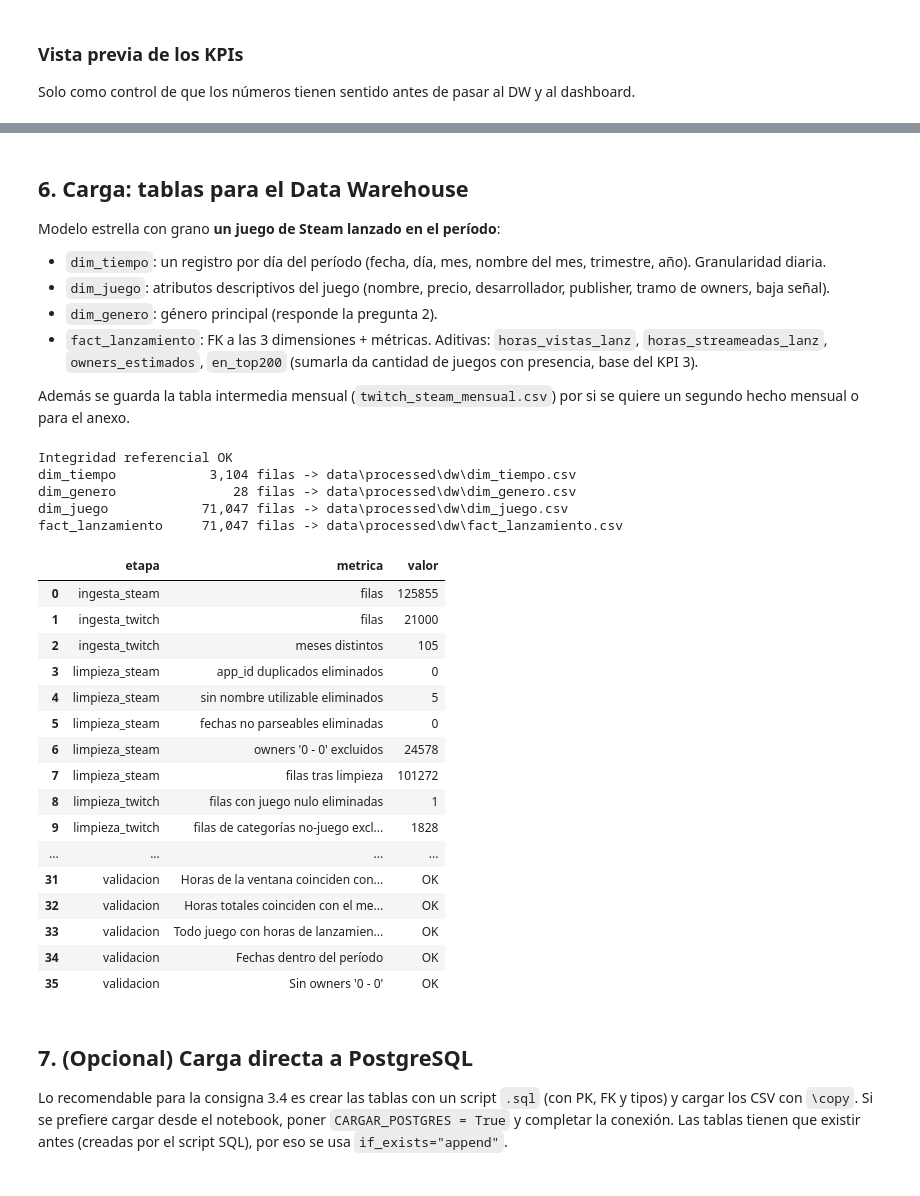
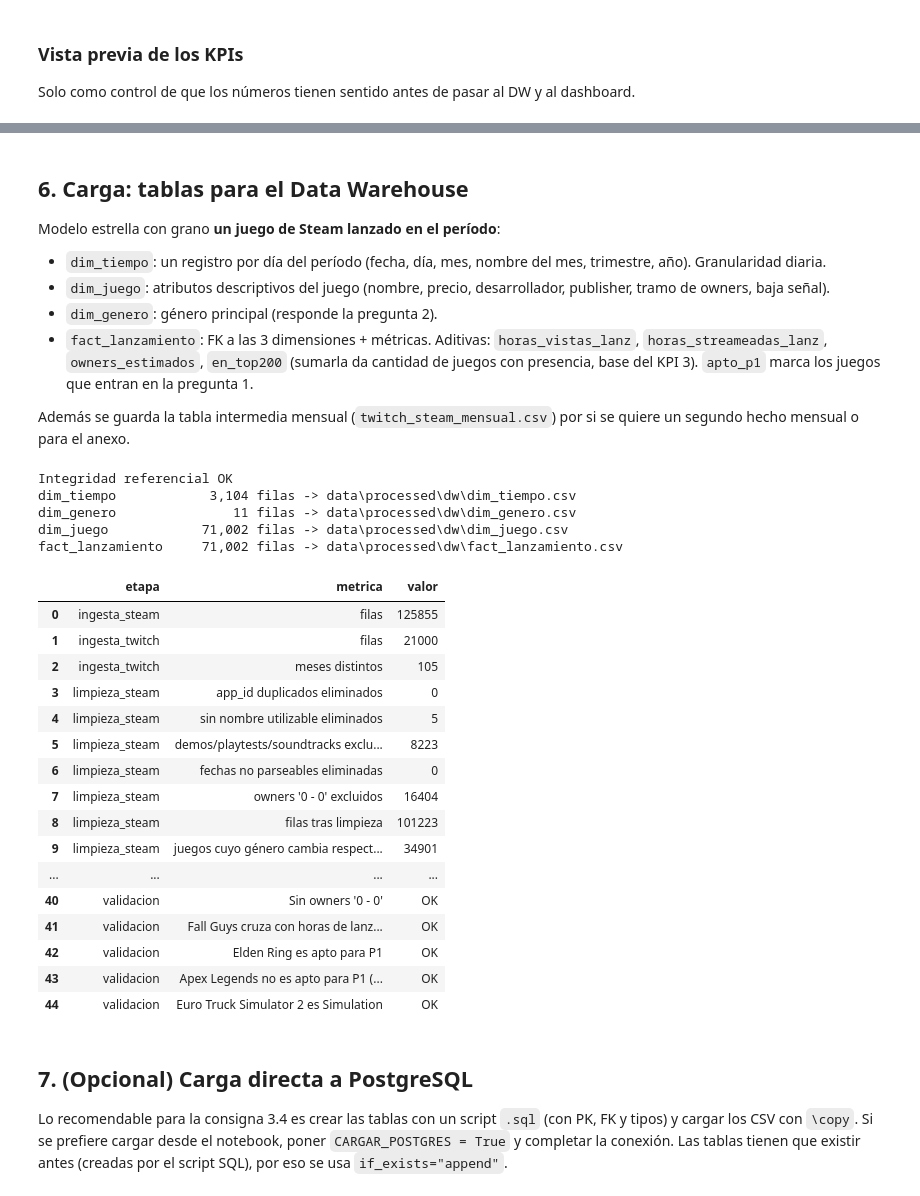
Before and after one commit to EmanuelSzk/GABD---AE4, a Jupyter notebook: ETL_Datasets.ipynb, the cells around one changed output, grey strips where cells are left out. Drawn from its saved outputs; the diff is of its cells as text; code cells hidden in the pictures.

```diff
--- a/ETL_Datasets.ipynb
+++ b/ETL_Datasets.ipynb
@@ -588,10 +632,5 @@ Se marcan como `sospecha_colision` los que tienen apariciones con desfase menor
 # %%
-antes = tw_steam.groupby("app_id")["desfase_meses"].min()
-sospechosos = antes[antes < -3].index
-registrar("merge1", "juegos con aparición en Twitch > 3 meses antes de Steam (sospecha)", len(sospechosos))
-
-(tw_steam[tw_steam["app_id"].isin(sospechosos)]
-    .groupby(["app_id", "nombre", "mes_lanzamiento"], as_index=False)
-    .agg(primer_mes_twitch=("fecha_mes", "min"), horas=("horas_vistas", "sum"))
-    .sort_values("horas", ascending=False).head(15))
+horas_pre = tw_steam[tw_steam["desfase_meses"] < 0].groupby("app_id")["horas_vistas"].sum()
+registrar("merge1", "juegos con horas en Twitch antes de su fecha de Steam", len(horas_pre))
+horas_pre.sort_values(ascending=False).head(10)
 # %% [output]
@@ -667,7 +702,10 @@ print(nulos_introducidos)
 
 juegos[cols_twitch] = juegos[cols_twitch].fillna(0).astype("int64")
 juegos["en_top200"] = (juegos["meses_top200_total"] > 0).astype(int)
-juegos["sospecha_colision"] = juegos["app_id"].isin(sospechosos).astype(int)
+juegos["horas_pre_lanz"] = juegos["app_id"].map(horas_pre).fillna(0).astype("int64")
+juegos["sospecha_colision"] = (juegos["horas_pre_lanz"] > juegos["horas_vistas_lanz"]).astype(int)
+juegos["apto_p1"] = 1 - juegos["sospecha_colision"]
+registrar("merge2", "juegos excluidos de P1 por fecha dudosa", int(juegos["sospecha_colision"].sum()))
 
 registrar("merge2", "filas antes", n_antes)
 registrar("merge2", "filas después", len(juegos))
@@ -689,6 +728,7 @@ Como la gran mayoría de los juegos tiene 0 horas en el top 200, los cuartiles s
 # %%
-con_horas = juegos["horas_vistas_lanz"] > 0
+con_horas = (juegos["horas_vistas_lanz"] > 0) & (juegos["apto_p1"] == 1)
 juegos["grupo_horas_lanz"] = "0. Sin presencia"
+juegos.loc[juegos["apto_p1"] == 0, "grupo_horas_lanz"] = "Excluido (fecha dudosa)"
 juegos.loc[con_horas, "grupo_horas_lanz"] = pd.qcut(
     juegos.loc[con_horas, "horas_vistas_lanz"], 4,
     labels=["Q1 (menos vistas)", "Q2", "Q3", "Q4 (más vistas)"]).astype(str)
@@ -727,6 +754,8 @@ juegos.loc[con_horas, "grupo_horas_lanz"] = pd.qcut(
 checks = {
     "Merge 2 no cambia la cantidad de juegos": len(juegos) == len(steam_periodo),
     "app_id único en la tabla final": juegos["app_id"].is_unique,
+    "Nulos del left join = juegos sin ventana de lanzamiento": (nulos_introducidos[list(m_lanz.columns)] == n_antes - len(m_lanz)).all(),
+    "Nulos del left join = juegos nunca vistos en Twitch": (nulos_introducidos[["meses_top200_total", "horas_vistas_total"]] == n_antes - len(m_total)).all(),
     "Sin nulos en métricas de Twitch tras imputar": juegos[cols_twitch].isna().sum().sum() == 0,
     "Sin nulos en owners_estimados": juegos["owners_estimados"].notna().all(),
     "Horas de lanzamiento <= horas totales": (juegos["horas_vistas_lanz"] <= juegos["horas_vistas_total"]).all(),
@@ -735,6 +764,11 @@ checks = {
     "Todo juego con horas de lanzamiento está en_top200": (juegos.loc[juegos["horas_vistas_lanz"] > 0, "en_top200"] == 1).all(),
     "Fechas dentro del período": juegos["fecha_lanzamiento"].between(FECHA_DESDE, FECHA_HASTA).all(),
     "Sin owners '0 - 0'": (juegos["owners_max"] > 0).all(),
+    # Casos conocidos: si alguno falla, algo del cruce se rompió
+    "Fall Guys cruza con horas de lanzamiento": juegos.loc[juegos["nombre_norm"] == "fallguys", "horas_vistas_lanz"].iloc[0] > 0,
+    "Elden Ring es apto para P1": juegos.loc[juegos["nombre_norm"] == "eldenring", "apto_p1"].iloc[0] == 1,
+    "Apex Legends no es apto para P1 (salió antes en otra tienda)": juegos.loc[juegos["nombre_norm"] == "apexlegends", "apto_p1"].iloc[0] == 0,
+    "Euro Truck Simulator 2 es Simulation": steam.loc[steam["nombre_norm"] == "eurotrucksimulator2", "genero_principal"].iloc[0] == "Simulation",
 }
 for k, v in checks.items():
     print(("OK   " if v else "FALLA"), k)
@@ -792,7 +832,7 @@ Modelo estrella con grano **un juego de Steam lanzado en el período**:
 * `dim_tiempo`: un registro por día del período (fecha, día, mes, nombre del mes, trimestre, año). Granularidad diaria.
 * `dim_juego`: atributos descriptivos del juego (nombre, precio, desarrollador, publisher, tramo de owners, baja señal).
 * `dim_genero`: género principal (responde la pregunta 2).
-* `fact_lanzamiento`: FK a las 3 dimensiones + métricas. Aditivas: `horas_vistas_lanz`, `horas_streameadas_lanz`, `owners_estimados`, `en_top200` (sumarla da cantidad de juegos con presencia, base del KPI 3).
+* `fact_lanzamiento`: FK a las 3 dimensiones + métricas. Aditivas: `horas_vistas_lanz`, `horas_streameadas_lanz`, `owners_estimados`, `en_top200` (sumarla da cantidad de juegos con presencia, base del KPI 3). `apto_p1` marca los juegos que entran en la pregunta 1.
 
 Además se guarda la tabla intermedia mensual (`twitch_steam_mensual.csv`) por si se quiere un segundo hecho mensual o para el anexo.
 # %%
@@ -831,7 +871,7 @@ fact_lanzamiento = fact[["id_juego", "id_tiempo", "id_genero",
                          "owners_estimados", "horas_vistas_lanz", "horas_streameadas_lanz",
                          "pico_espectadores_lanz", "streamers_max_lanz", "meses_top200_lanz",
                          "meses_top200_total", "horas_vistas_total", "en_top200",
-                         "grupo_horas_lanz", "sospecha_colision"]].copy()
+                         "grupo_horas_lanz", "sospecha_colision", "apto_p1"]].copy()
 
 # Integridad referencial antes de exportar
 assert fact_lanzamiento["id_tiempo"].isin(dim_tiempo["id_tiempo"]).all()
@@ -846,34 +886,36 @@ for nombre, df in {"dim_tiempo": dim_tiempo, "dim_genero": dim_genero,
 # %% [output]
 Integridad referencial OK
 dim_tiempo            3,104 filas -> data\processed\dw\dim_tiempo.csv
-dim_genero               28 filas -> data\processed\dw\dim_genero.csv
-dim_juego            71,047 filas -> data\processed\dw\dim_juego.csv
-fact_lanzamiento     71,047 filas -> data\processed\dw\fact_lanzamiento.csv
+dim_genero               11 filas -> data\processed\dw\dim_genero.csv
+dim_juego            71,002 filas -> data\processed\dw\dim_juego.csv
+fact_lanzamiento     71,002 filas -> data\processed\dw\fact_lanzamiento.csv
 # %%
 # Archivos intermedios procesados (se entregan junto con los raw)
 steam.drop(columns=["fecha_raw"]).to_csv(PROC / "steam_limpio.csv", index=False, encoding="utf-8")
 twitch_mes.to_csv(PROC / "twitch_limpio.csv", index=False, encoding="utf-8")
 tw_steam.to_csv(PROC / "twitch_steam_mensual.csv", index=False, encoding="utf-8")
+tw_juegos[~tw_juegos["en_steam"]].sort_values("horas", ascending=False).to_csv(
+    PROC / "twitch_sin_match.csv", index=False, encoding="utf-8")   # diagnóstico de lo que no cruzó
 pd.DataFrame(log).to_csv(PROC / "log_validaciones.csv", index=False, encoding="utf-8")
 pd.DataFrame(log)
 # %% [output]
 |  | etapa | metrica | valor |
 | 0 | ingesta_steam | filas | 125855 |
 | 1 | ingesta_twitch | filas | 21000 |
 | 2 | ingesta_twitch | meses distintos | 105 |
 | 3 | limpieza_steam | app_id duplicados eliminados | 0 |
 | 4 | limpieza_steam | sin nombre utilizable eliminados | 5 |
-| 5 | limpieza_steam | fechas no parseables eliminadas | 0 |
-| 6 | limpieza_steam | owners '0 - 0' excluidos | 24578 |
-| 7 | limpieza_steam | filas tras limpieza | 101272 |
-| 8 | limpieza_twitch | filas con juego nulo eliminadas | 1 |
-| 9 | limpieza_twitch | filas de categorías no-juego excl... | 1828 |
+| 5 | limpieza_steam | demos/playtests/soundtracks exclu... | 8223 |
+| 6 | limpieza_steam | fechas no parseables eliminadas | 0 |
+| 7 | limpieza_steam | owners '0 - 0' excluidos | 16404 |
+| 8 | limpieza_steam | filas tras limpieza | 101223 |
+| 9 | limpieza_steam | juegos cuyo género cambia respect... | 34901 |
 | ... | ... | ... | ... |
-| 31 | validacion | Horas de la ventana coinciden con... | OK |
-| 32 | validacion | Horas totales coinciden con el me... | OK |
-| 33 | validacion | Todo juego con horas de lanzamien... | OK |
-| 34 | validacion | Fechas dentro del período | OK |
-| 35 | validacion | Sin owners '0 - 0' | OK |
+| 40 | validacion | Sin owners '0 - 0' | OK |
+| 41 | validacion | Fall Guys cruza con horas de lanz... | OK |
+| 42 | validacion | Elden Ring es apto para P1 | OK |
+| 43 | validacion | Apex Legends no es apto para P1 (... | OK |
+| 44 | validacion | Euro Truck Simulator 2 es Simulation | OK |
 # %% [markdown]
 ## 7. (Opcional) Carga directa a PostgreSQL
 
```
Also changed, not shown: parts of 27 cells of this notebook, 9 other files.
